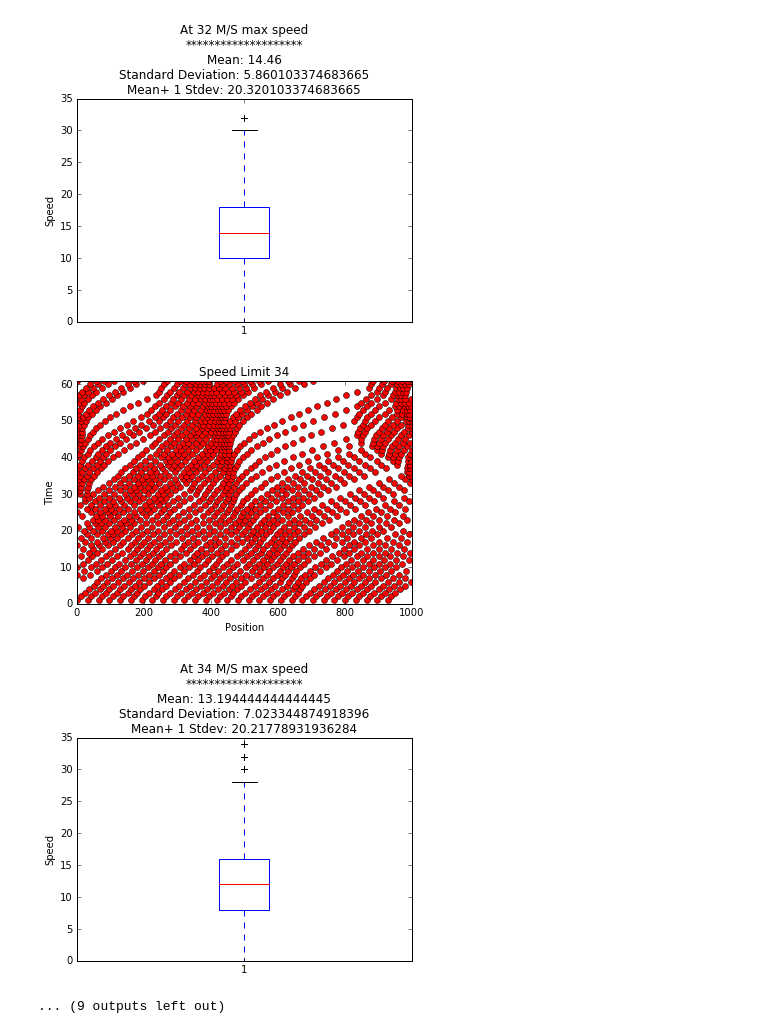
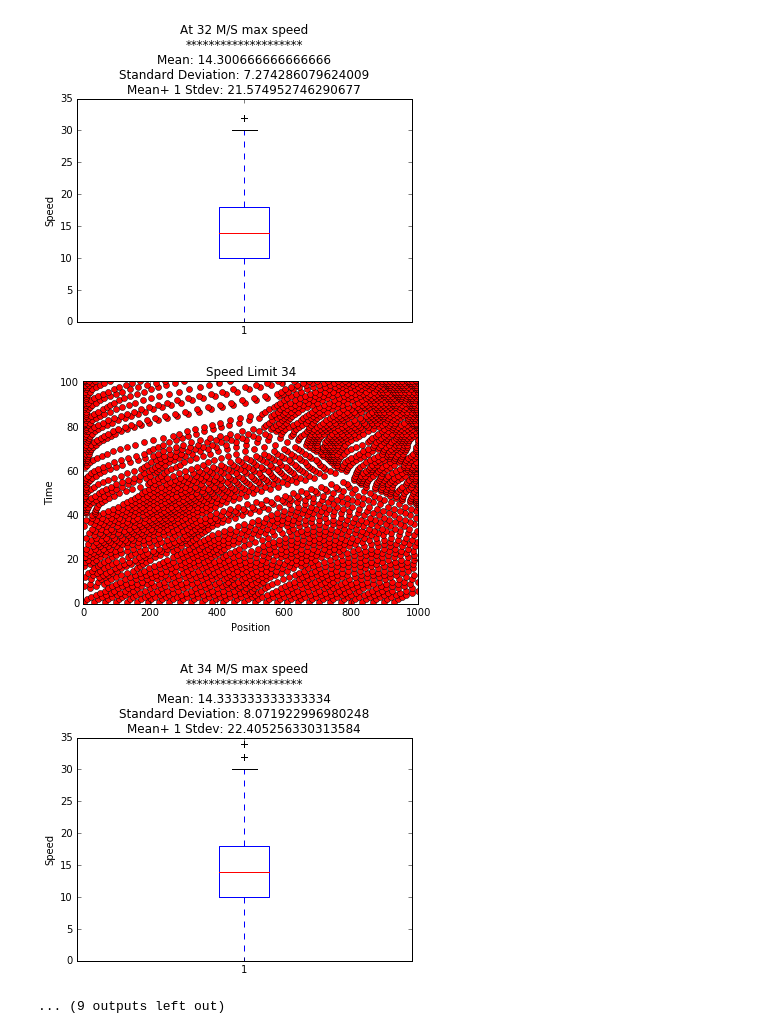
Before and after one commit to CameronBoudreau/traffic-simulation, a Jupyter notebook: Testing.ipynb, the cells around one changed output. Drawn from its saved outputs; the diff is of its cells as text; code cells hidden in the pictures.

```diff
--- a/Testing.ipynb
+++ b/Testing.ipynb
@@ -132,7 +132,7 @@ def main():
 
         master_list.append(np.array(start_list))
 
-        for sec in range(60):
+        for sec in range(100):
             sim.update_positions(road)
             master_list.append(np.copy(sim.car_position_list))
             master_speed_list.append(np.copy(sim.car_speed_list))
@@ -153,7 +153,7 @@ def main():
         plt.ylabel("Time")
         plt.xlabel("Position")
         plt.title("Speed Limit {}".format(idx*2))
-        plt.axis([0, 1000, 0, 61])
+        plt.axis([0, 1000, 0, 101])
         plt.show()
 
         all_speeds = []
@@ -192,4 +192,4 @@ main()
-[figure, old version]
+[figure, new version]
-[figure, old version]
+[figure, new version]
-[figure, old version]
+[figure, new version]
 ... (9 outputs left out)
```
Also changed, not shown: parts of 1 cell of this notebook, 10 other files.
